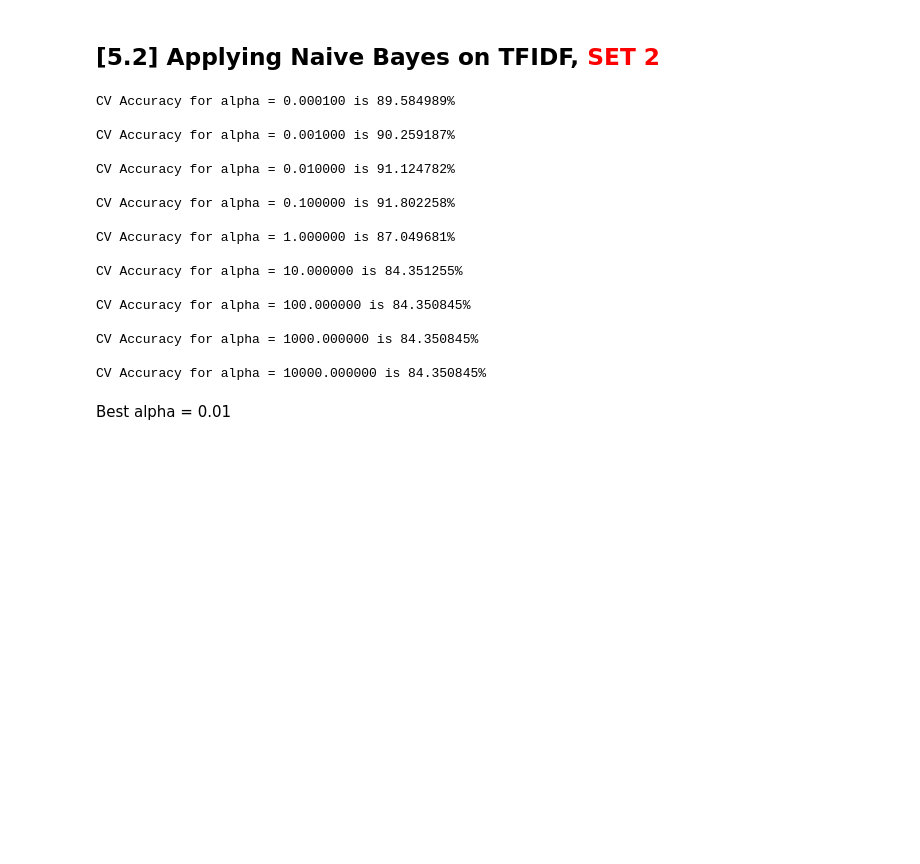
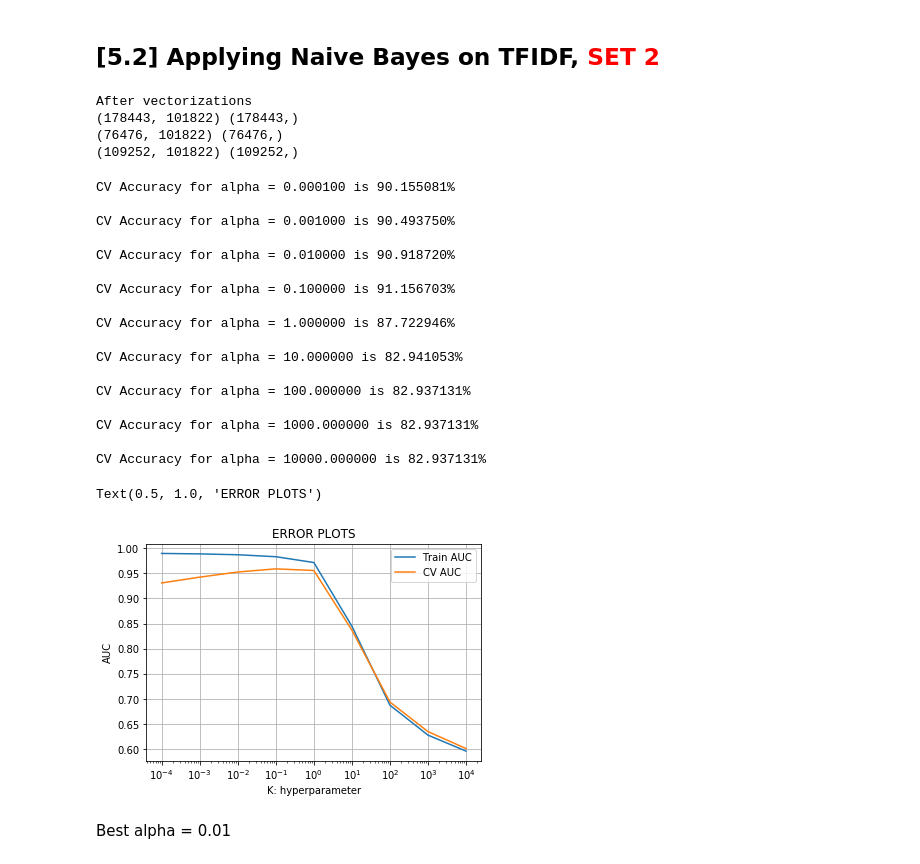
Before and after one commit to shobhitsundriyal/startml, a Jupyter notebook: 04_Amazon_Fine_Food_Reviews_Analysis_NaiveBayes.ipynb, the cells around one changed output. Saved outputs shown, nothing was run; the diff lists cells and outputs as text; code cells hidden in the pictures; blank space fills up the shorter version.

```diff
--- a/04_Amazon_Fine_Food_Reviews_Analysis_NaiveBayes.ipynb
+++ b/04_Amazon_Fine_Food_Reviews_Analysis_NaiveBayes.ipynb
@@ -672,38 +720,50 @@ print(x)
 # %% [markdown]
 ## [5.2] Applying Naive Bayes on TFIDF,<font color='red'> SET 2</font>
+# %%
+#X_train, X_test, y_train, y_test = train_test_split(X, y, test_size=0.33)
+
+tfidf_vect = TfidfVectorizer(ngram_range=(1,2), min_df=10)
+tfidf_vect.fit(X_train)
+X_train_tf = tfidf_vect.transform(X_train)
+X_test_tf = tfidf_vect.transform(X_test)
+X_cv_tf = tfidf_vect.transform(X_cv)
+
+print("After vectorizations")
+print(X_train_tf.shape, y_train.shape)
+print(X_cv_tf.shape, y_cv.shape)
+print(X_test_tf.shape, y_test.shape)
+# %% [output]
+After vectorizations
+(178443, 101822) (178443,)
+(76476, 101822) (76476,)
+(109252, 101822) (109252,)
 # %%
 K = [10**x for x in range(-4,5)]
-cv_score = []
-train_score = []
+
 
 for i in K:
     m_NB = MultinomialNB(alpha= i, class_prior=None, fit_prior=True)
-    score = cross_val_score(m_NB, X_train_tf, y_train, cv=2, scoring="accuracy")
-    s = float(score.mean()*100)
-    cv_score.append(score.mean())
+    m_NB.fit(X_train_tf, y_train)
 
-    m_NB.fit(X_train_tf, y_train)
-    y_train_pred =  m_NB.predict_proba(X_train_tf)[:,1]
-    train_score.append(roc_auc_score(y_train,y_train_pred))
+    pred =  m_NB.predict(X_cv_tf)
 
-
-    #acc = accuracy_score(y_test, pred, normalize=True) * float(100)
-    print('\nCV Accuracy for alpha = %f is %f%%' % (i, s))
+    acc = accuracy_score(y_cv, pred, normalize=True) * float(100)
+    print('\nCV Accuracy for alpha = %f is %f%%' % (i, acc))
 # %% [output]
-CV Accuracy for alpha = 0.000100 is 89.584989%
+CV Accuracy for alpha = 0.000100 is 90.155081%
 
-CV Accuracy for alpha = 0.001000 is 90.259187%
+CV Accuracy for alpha = 0.001000 is 90.493750%
 
-CV Accuracy for alpha = 0.010000 is 91.124782%
+CV Accuracy for alpha = 0.010000 is 90.918720%
 
-CV Accuracy for alpha = 0.100000 is 91.802258%
+CV Accuracy for alpha = 0.100000 is 91.156703%
 
-CV Accuracy for alpha = 1.000000 is 87.049681%
+CV Accuracy for alpha = 1.000000 is 87.722946%
 
-CV Accuracy for alpha = 10.000000 is 84.351255%
+CV Accuracy for alpha = 10.000000 is 82.941053%
 
-CV Accuracy for alpha = 100.000000 is 84.350845%
+CV Accuracy for alpha = 100.000000 is 82.937131%
 
-CV Accuracy for alpha = 1000.000000 is 84.350845%
+CV Accuracy for alpha = 1000.000000 is 82.937131%
 
-CV Accuracy for alpha = 10000.000000 is 84.350845%
+CV Accuracy for alpha = 10000.000000 is 82.937131%
@@ -710,2 +785,13 @@ CV Accuracy for alpha = 10000.000000 is 84.350845%
+# %%
+plt.semilogx(K, train_auc, label='Train AUC')
+plt.semilogx(K, cv_auc, label='CV AUC')
+plt.legend()
+plt.grid()
+plt.xlabel("K: hyperparameter")
+plt.ylabel("AUC")
+plt.title("ERROR PLOTS")
+# %% [output]
+Text(0.5, 1.0, 'ERROR PLOTS')
+[figure, added]
 # %% [markdown]
 Best alpha = 0.01
```
Also changed, not shown: parts of 31 cells of this notebook.
